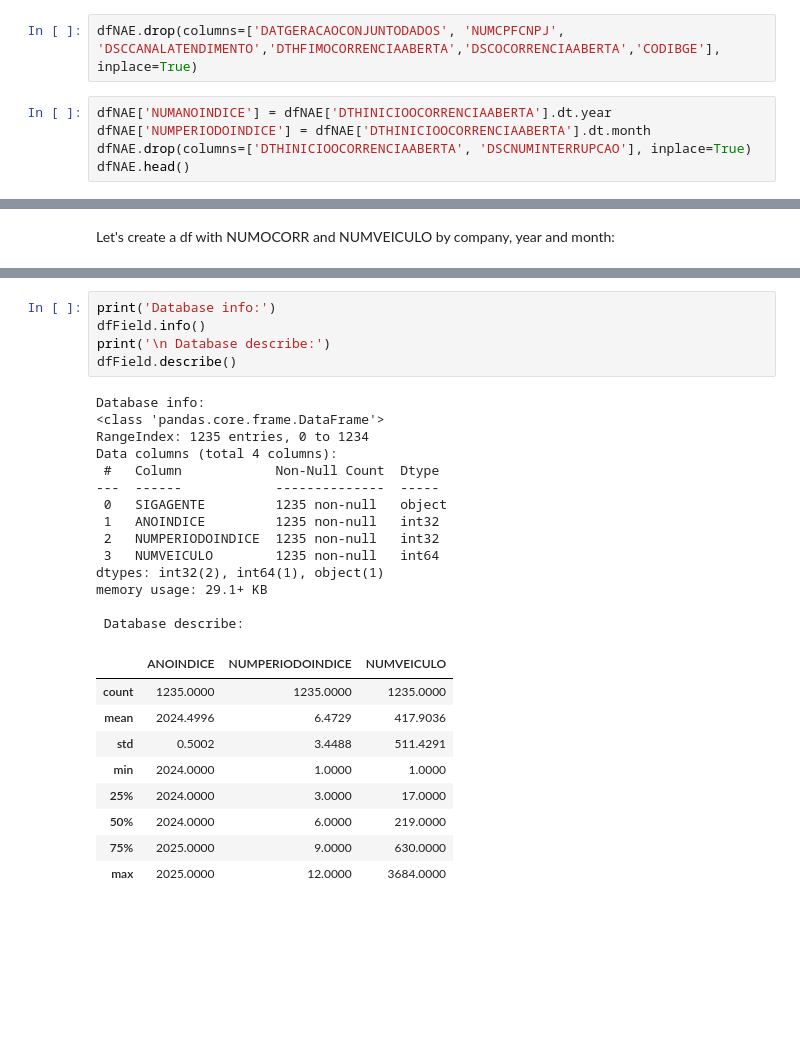
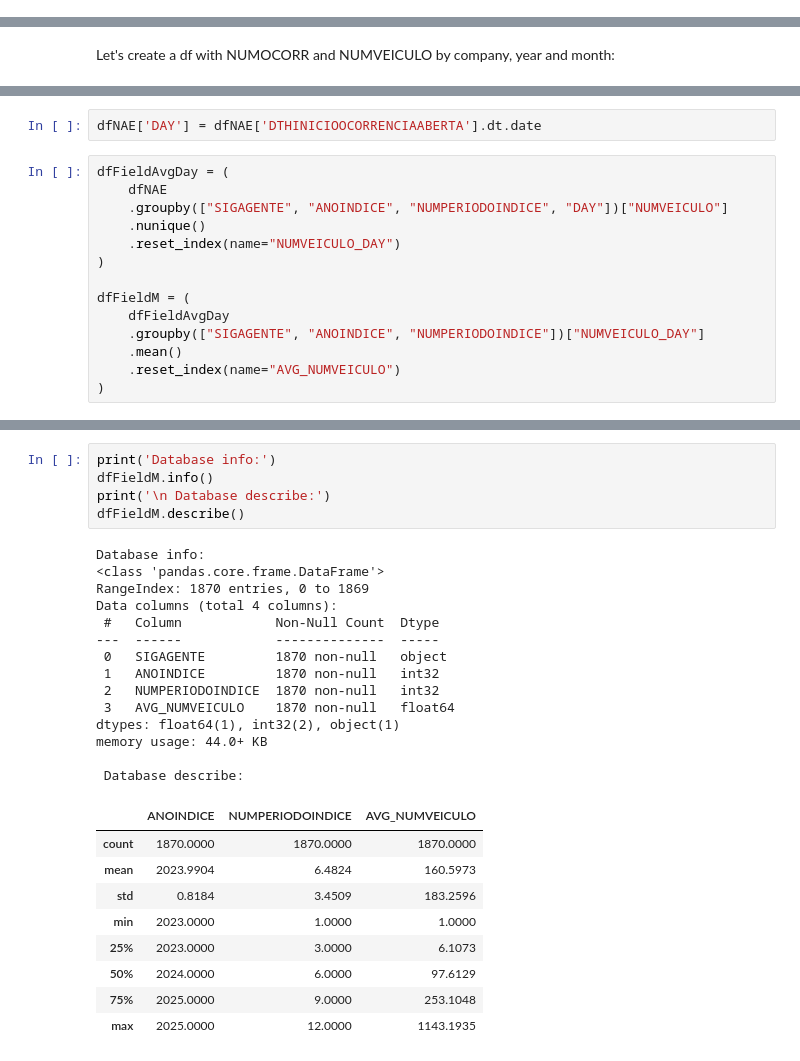
Before and after one commit to isabellacalfa/tmae-analysis, a Jupyter notebook: notebook-analysis.ipynb, the cells around one changed output, grey strips where cells are left out. Saved outputs shown, nothing was run; the diff lists cells and outputs as text; blank space fills up the shorter version.

```diff
--- a/notebook-analysis.ipynb
+++ b/notebook-analysis.ipynb
@@ -1471,7 +1541,0 @@ dfNAE = convert_dt_columns(dfNAE)
-# %%
-dfNAE.drop(columns=['DATGERACAOCONJUNTODADOS', 'NUMCPFCNPJ', 'DSCCANALATENDIMENTO','DTHFIMOCORRENCIAABERTA','DSCOCORRENCIAABERTA','CODIBGE'], inplace=True)
-# %%
-dfNAE['NUMANOINDICE'] = dfNAE['DTHINICIOOCORRENCIAABERTA'].dt.year
-dfNAE['NUMPERIODOINDICE'] = dfNAE['DTHINICIOOCORRENCIAABERTA'].dt.month
-dfNAE.drop(columns=['DTHINICIOOCORRENCIAABERTA', 'DSCNUMINTERRUPCAO'], inplace=True)
-dfNAE.head()
@@ -1507,0 +1544,16 @@ dfField.head()
+# %%
+dfNAE['DAY'] = dfNAE['DTHINICIOOCORRENCIAABERTA'].dt.date
+# %%
+dfFieldAvgDay = (
+    dfNAE
+    .groupby(["SIGAGENTE", "ANOINDICE", "NUMPERIODOINDICE", "DAY"])["NUMVEICULO"]
+    .nunique()
+    .reset_index(name="NUMVEICULO_DAY")
+)
+
+dfFieldM = (
+    dfFieldAvgDay
+    .groupby(["SIGAGENTE", "ANOINDICE", "NUMPERIODOINDICE"])["NUMVEICULO_DAY"]
+    .mean()
+    .reset_index(name="AVG_NUMVEICULO")
+)
@@ -1508,30 +1569,30 @@ dfField.head()
 # %%
 print('Database info:')
-dfField.info()
+dfFieldM.info()
 print('\n Database describe:')
-dfField.describe()
+dfFieldM.describe()
 # %% [output]
 Database info:
 <class 'pandas.core.frame.DataFrame'>
-RangeIndex: 1235 entries, 0 to 1234
+RangeIndex: 1870 entries, 0 to 1869
 Data columns (total 4 columns):
  #   Column            Non-Null Count  Dtype
 ---  ------            --------------  -----
- 0   SIGAGENTE         1235 non-null   object
- 1   ANOINDICE         1235 non-null   int32
- 2   NUMPERIODOINDICE  1235 non-null   int32
- 3   NUMVEICULO        1235 non-null   int64
-dtypes: int32(2), int64(1), object(1)
-memory usage: 29.1+ KB
+ 0   SIGAGENTE         1870 non-null   object
+ 1   ANOINDICE         1870 non-null   int32
+ 2   NUMPERIODOINDICE  1870 non-null   int32
+ 3   AVG_NUMVEICULO    1870 non-null   float64
+dtypes: float64(1), int32(2), object(1)
+memory usage: 44.0+ KB
 
  Database describe:
-|  | ANOINDICE | NUMPERIODOINDICE | NUMVEICULO |
-| count | 1235.0000 | 1235.0000 | 1235.0000 |
-| mean | 2024.4996 | 6.4729 | 417.9036 |
-| std | 0.5002 | 3.4488 | 511.4291 |
-| min | 2024.0000 | 1.0000 | 1.0000 |
-| 25% | 2024.0000 | 3.0000 | 17.0000 |
-| 50% | 2024.0000 | 6.0000 | 219.0000 |
-| 75% | 2025.0000 | 9.0000 | 630.0000 |
-| max | 2025.0000 | 12.0000 | 3684.0000 |
+|  | ANOINDICE | NUMPERIODOINDICE | AVG_NUMVEICULO |
+| count | 1870.0000 | 1870.0000 | 1870.0000 |
+| mean | 2023.9904 | 6.4824 | 160.5973 |
+| std | 0.8184 | 3.4509 | 183.2596 |
+| min | 2023.0000 | 1.0000 | 1.0000 |
+| 25% | 2023.0000 | 3.0000 | 6.1073 |
+| 50% | 2024.0000 | 6.0000 | 97.6129 |
+| 75% | 2025.0000 | 9.0000 | 253.1048 |
+| max | 2025.0000 | 12.0000 | 1143.1935 |
 # %%
```
Also changed, not shown: parts of 30 cells of this notebook, 12 other files.
